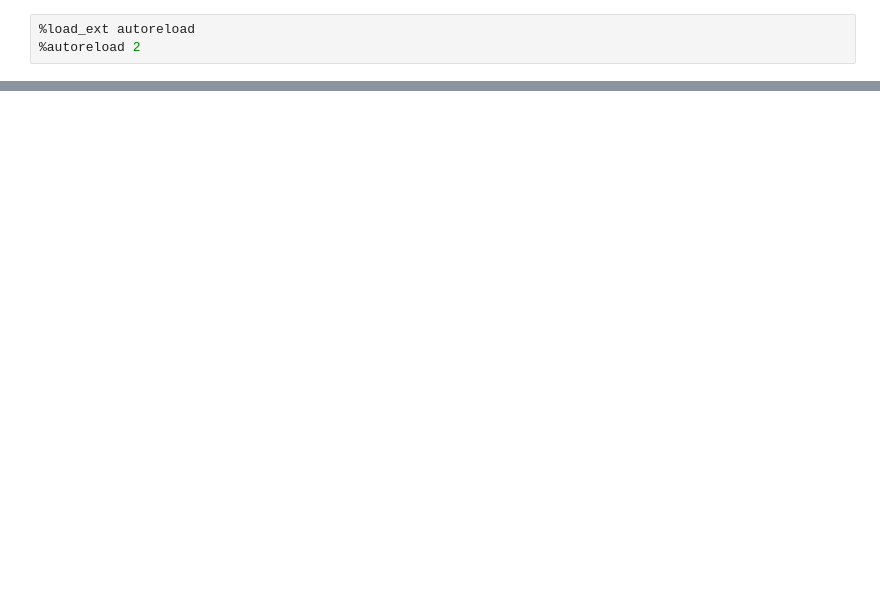
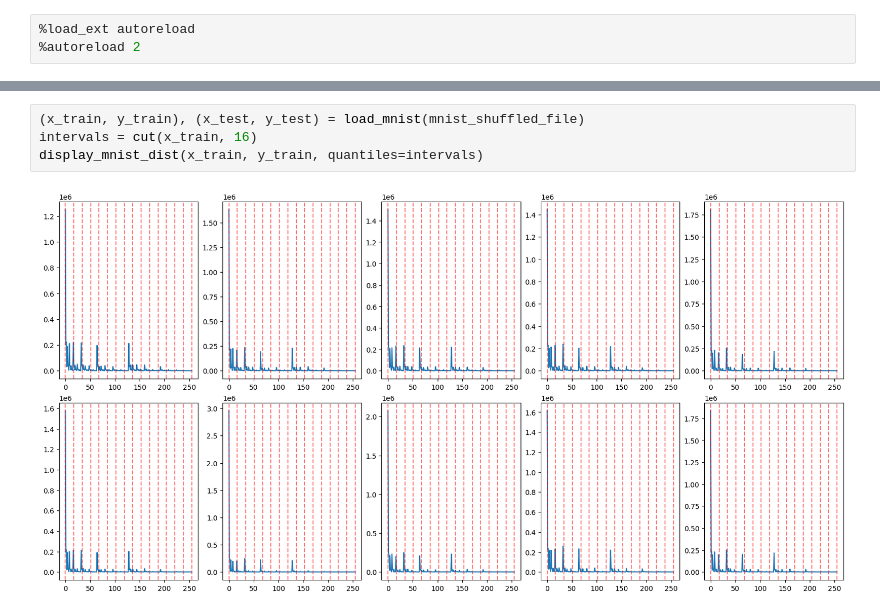
Before and after one commit to otavioon/wisard, a Jupyter notebook: input_analysis.ipynb, the cells around one changed output, grey strips where cells are left out. Drawn from its saved outputs; the diff is of its cells as text; blank space fills up the shorter version.

```diff
--- a/input_analysis.ipynb
+++ b/input_analysis.ipynb
@@ -91,0 +120,6 @@ display_mnist_dist(x_train, y_train)
+# %%
+(x_train, y_train), (x_test, y_test) = load_mnist(mnist_shuffled_file)
+intervals = cut(x_train, 16)
+display_mnist_dist(x_train, y_train, quantiles=intervals)
+# %% [output]
+[figure, added]
```
Also changed, not shown: parts of 24 cells of this notebook, 13 other files.
